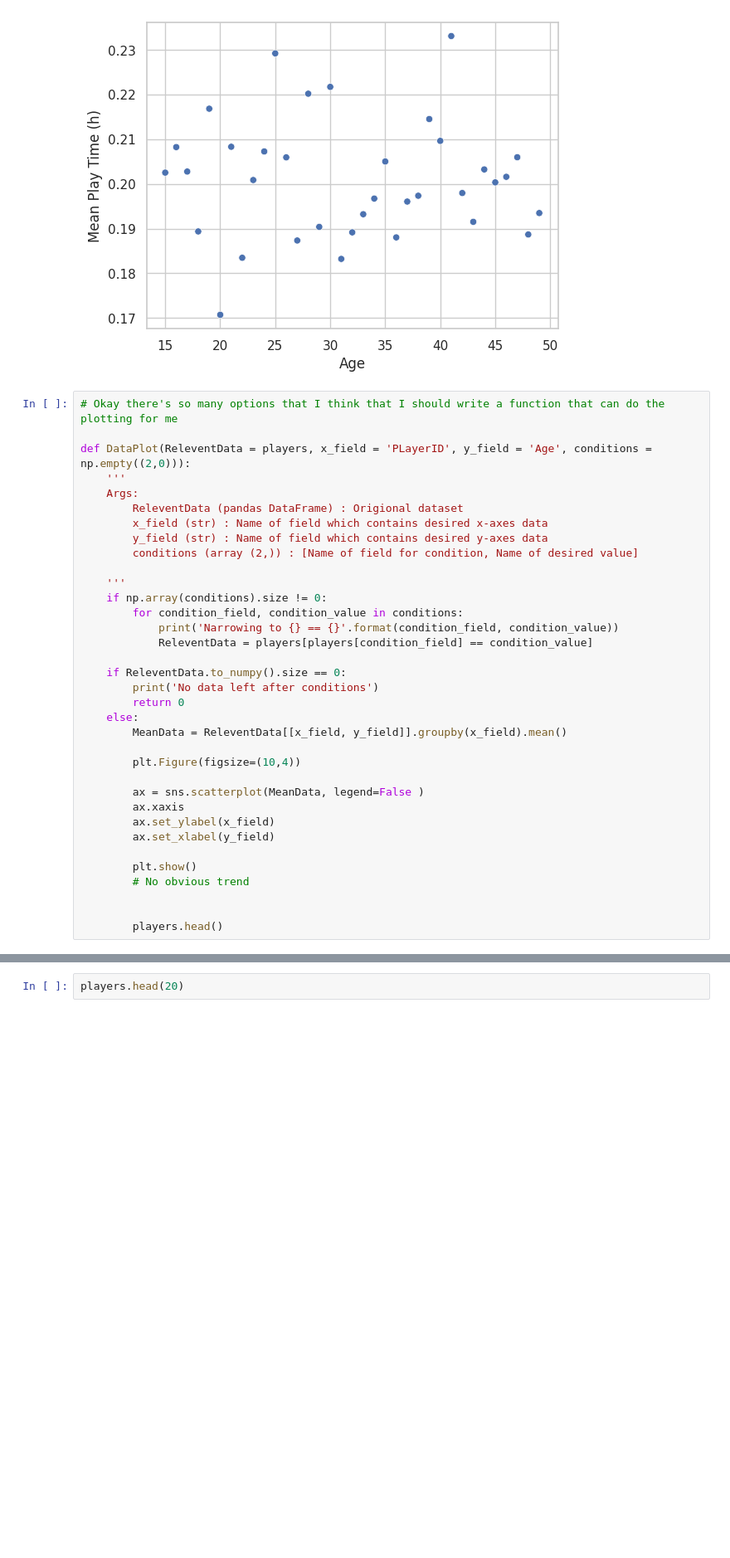
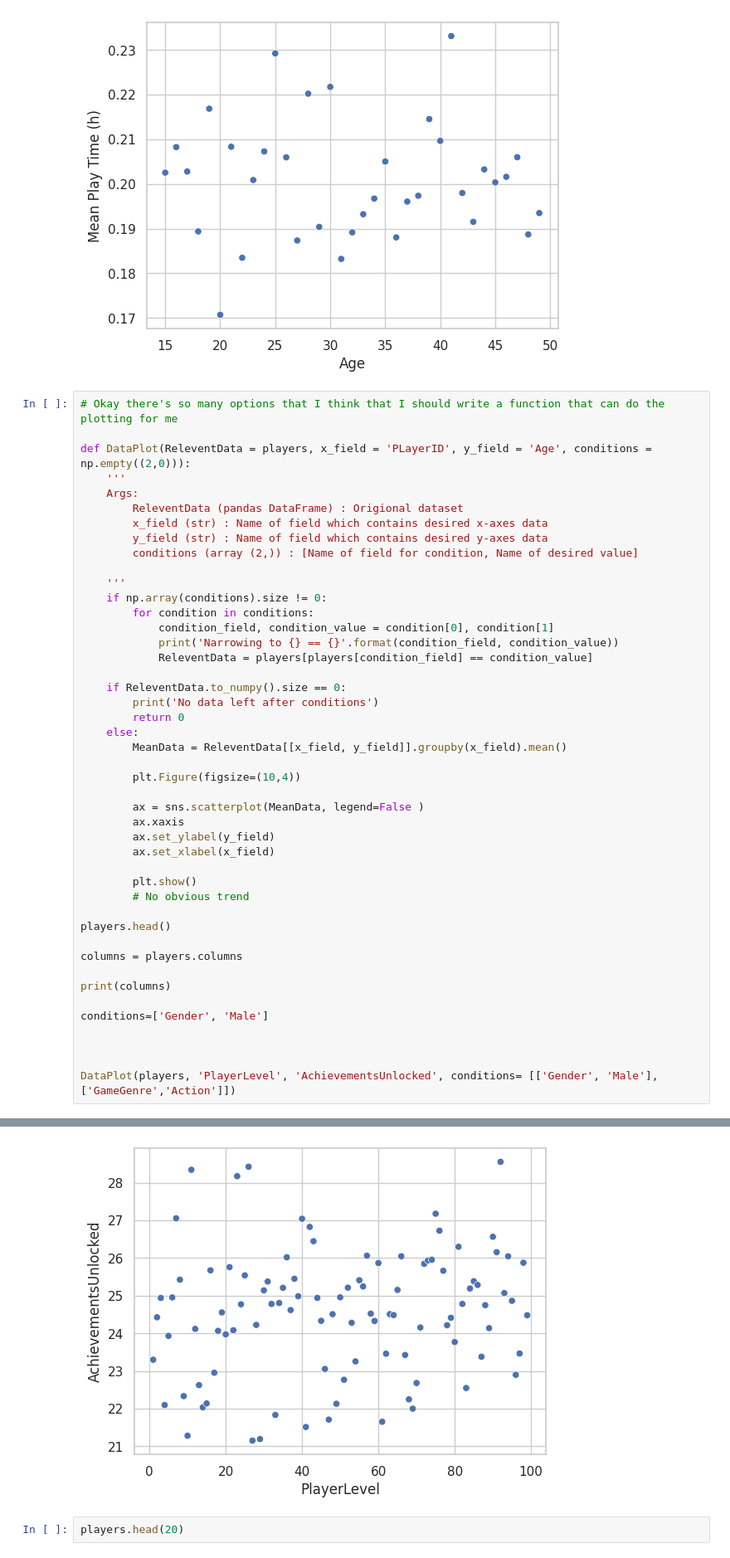
Before and after one commit to mikeysospikey/churn-prediction, a Jupyter notebook: churn-predict.ipynb, the cells around one changed output, grey strips where cells are left out. Shown at 83% size. Saved outputs shown, nothing was run; the diff lists cells and outputs as text; blank space fills up the shorter version.

```diff
--- a/churn-predict.ipynb
+++ b/churn-predict.ipynb
@@ -156,7 +246,8 @@ def DataPlot(ReleventData = players, x_field = 'PLayerID', y_field = 'Age', cond
 
     '''
     if np.array(conditions).size != 0:
-        for condition_field, condition_value in conditions:
+        for condition in conditions:
+            condition_field, condition_value = condition[0], condition[1]
             print('Narrowing to {} == {}'.format(condition_field, condition_value))
             ReleventData = players[players[condition_field] == condition_value]
 
@@ -170,11 +261,21 @@ def DataPlot(ReleventData = players, x_field = 'PLayerID', y_field = 'Age', cond
 
         ax = sns.scatterplot(MeanData, legend=False )
         ax.xaxis
-        ax.set_ylabel(x_field)
-        ax.set_xlabel(y_field)
+        ax.set_ylabel(y_field)
+        ax.set_xlabel(x_field)
 
         plt.show()
         # No obvious trend
 
+players.head()
 
-        players.head()
+columns = players.columns
+
+print(columns)
+
+conditions=['Gender', 'Male']
+
+
+
+DataPlot(players, 'PlayerLevel', 'AchievementsUnlocked', conditions= [['Gender', 'Male'], ['GameGenre','Action']])
+# %% [output]
@@ -181,3 +289,4 @@ def DataPlot(ReleventData = players, x_field = 'PLayerID', y_field = 'Age', cond
+[figure, added]
 # %%
 players.head(20)
 # %% [output]
```
Also changed, not shown: parts of 11 cells of this notebook.
